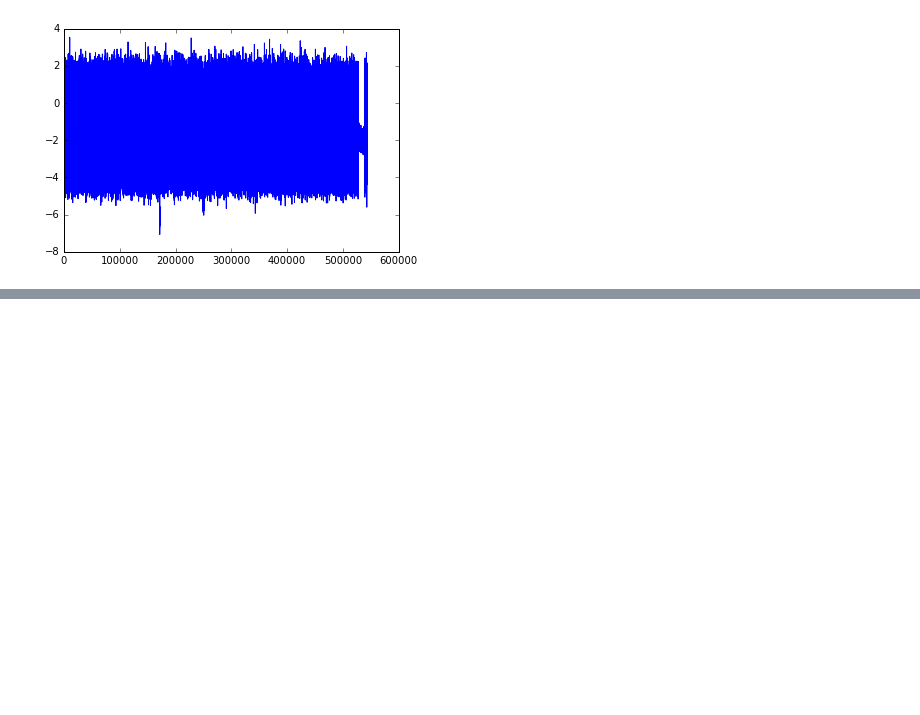
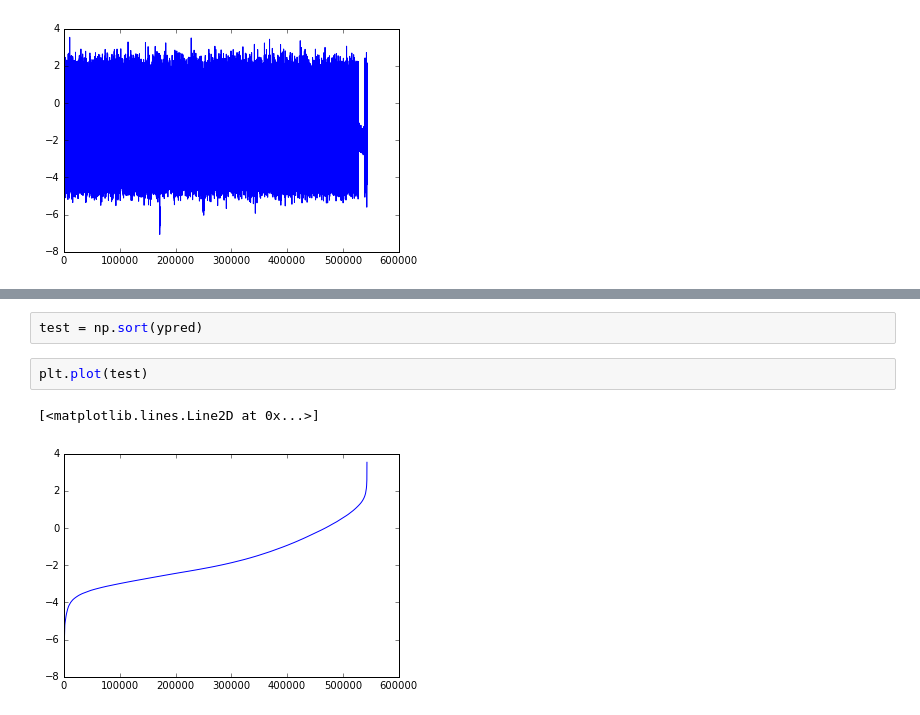
Before and after one commit to seantma/MDST-FARS-share, a Jupyter notebook: Model_xgboost.ipynb, the cells around one changed output, grey strips where cells are left out. Saved outputs shown, nothing was run; the diff lists cells and outputs as text; blank space fills up the shorter version.

```diff
--- a/Model_xgboost.ipynb
+++ b/Model_xgboost.ipynb
@@ -355,0 +432,7 @@ From [here](http://www.slideshare.net/odsc/owen-zhangopen-sourcetoolsanddscompet
+# %%
+test = np.sort(ypred)
+# %%
+plt.plot(test)
+# %% [output]
+[<matplotlib.lines.Line2D at 0x...>]
+[figure, added]
```
Also changed, not shown: parts of 12 cells of this notebook, 3 other files.
